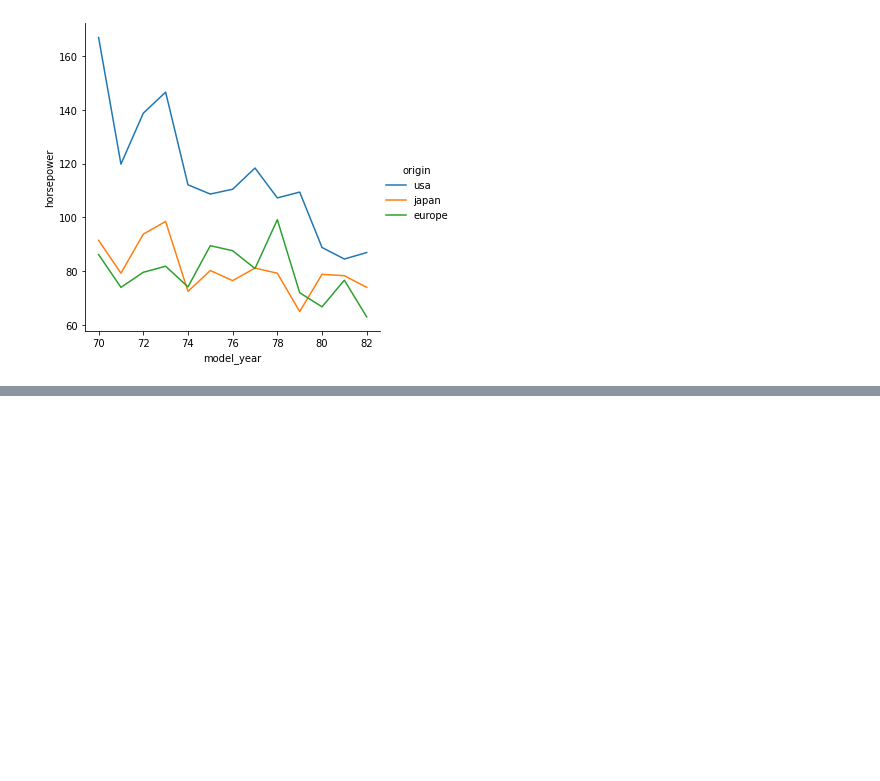
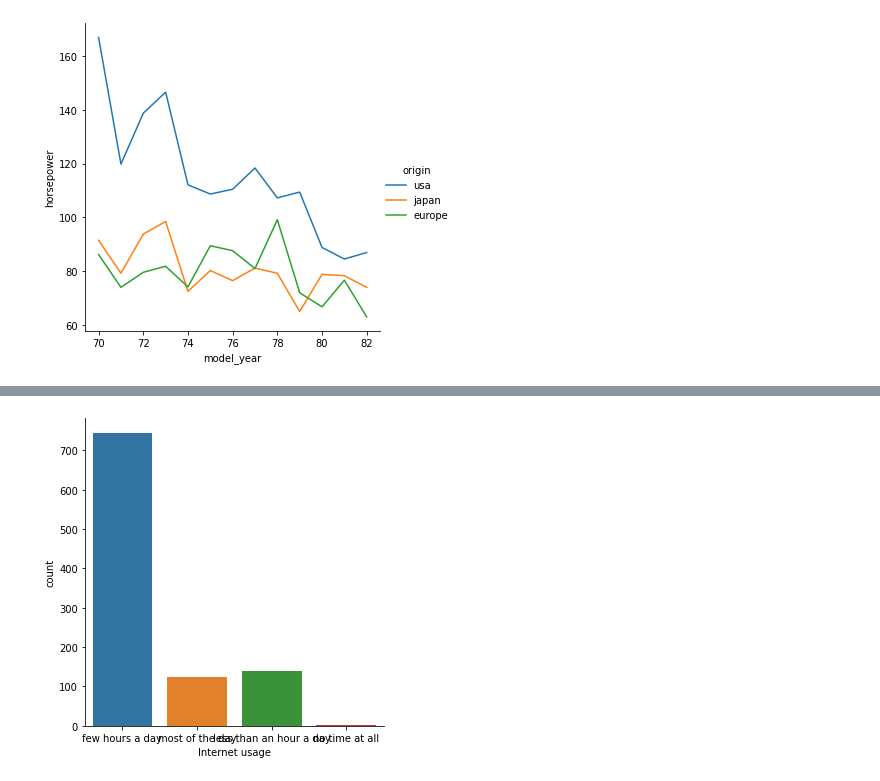
Before and after one commit to noahlias/datacamp_course, a Jupyter notebook: seaborn.ipynb, the cells around one changed output, grey strips where cells are left out. Drawn from its saved outputs; the diff is of its cells as text; code cells hidden in the pictures; blank space fills up the shorter version.

```diff
--- a/seaborn.ipynb
+++ b/seaborn.ipynb
@@ -1139,3 +1134,6 @@ The `ci` parameter is deprecated. Use `errorbar=None` for the same effect.
 
   func(*plot_args, **plot_kwargs)
 [figure]
+# %%
+survey_data = pd.read_csv('data/survey.csv',index_col=0)
+survey_data.head()
@@ -1141,0 +1147,7 @@ The `ci` parameter is deprecated. Use `errorbar=None` for the same effect.
+# %%
+# Create count plot of internet usage
+sns.catplot(x='Internet usage',data= survey_data,kind='count')
+# Show plot
+plt.show()
+# %% [output]
+[figure, added]
```
Also changed, not shown: parts of 45 cells of this notebook, 5 other files.
